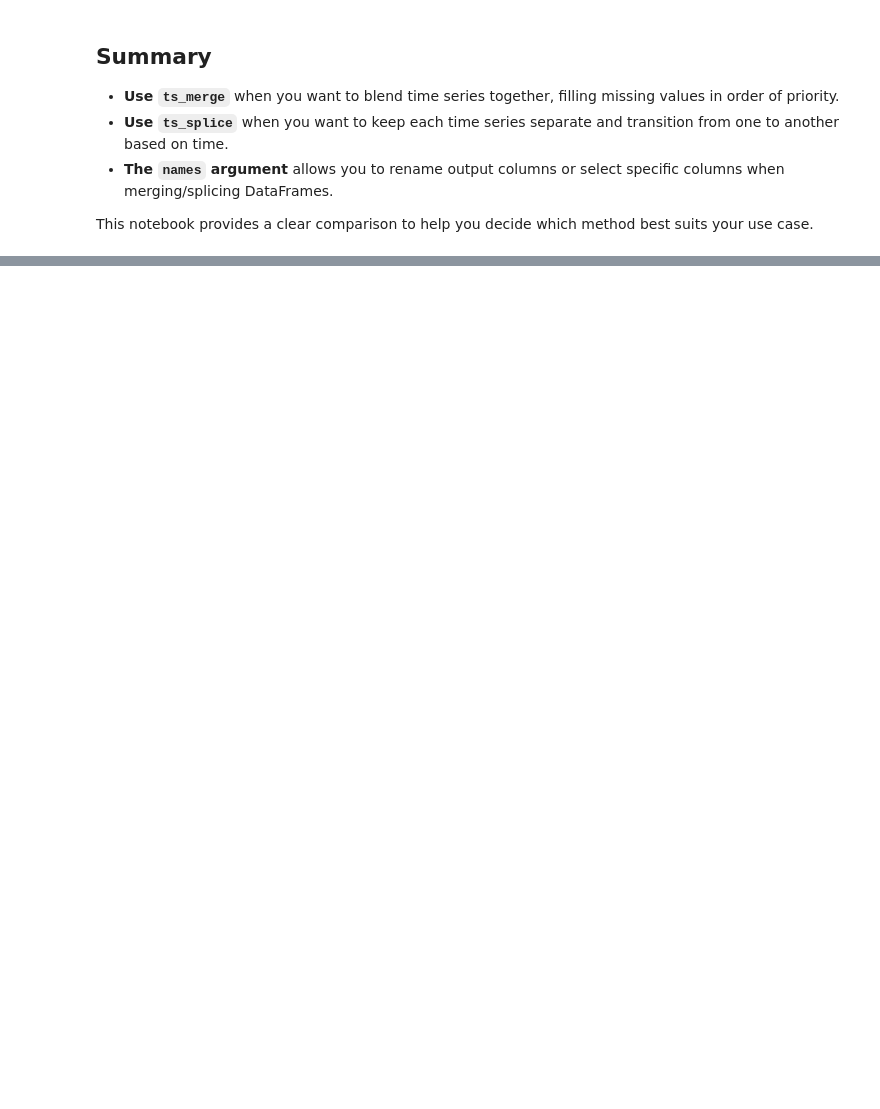
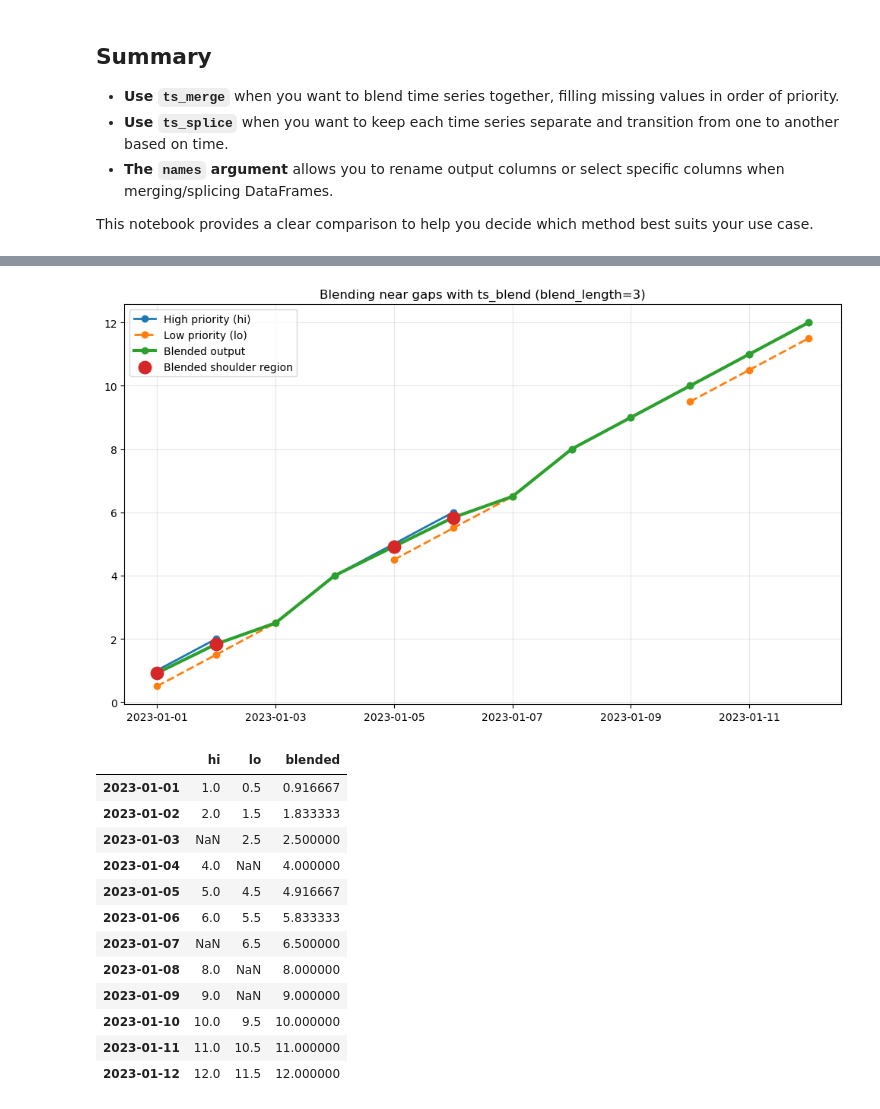
Before and after one commit to CADWRDeltaModeling/vtools3, a Jupyter notebook: docs/doctrees/nbsphinx/notebooks/merge_splice.ipynb, the cells around one changed output, grey strips where cells are left out. Cells and saved outputs as stored; diff of their text form; code cells hidden in the pictures; blank space fills up the shorter version.

```diff
--- a/docs/doctrees/nbsphinx/notebooks/merge_splice.ipynb
+++ b/docs/doctrees/nbsphinx/notebooks/merge_splice.ipynb
@@ -432,0 +529,70 @@ print(ts_merge((s1i, s2i), strict_priority=True))
+# %%
+import numpy as np
+import pandas as pd
+import matplotlib.pyplot as plt
+
+from vtools.functions.blend import ts_blend
+
+# Example 12-point daily series
+idx = pd.date_range("2023-01-01", periods=12, freq="D")
+
+# High-priority with two gaps
+hi = pd.Series(
+    [1, 2, np.nan, 4, 5, 6, np.nan, 8, 9, 10, 11, 12],
+    index=idx,
+    name="hi",
+)
+
+# Low-priority with different gaps
+lo = pd.Series(
+    [0.5, 1.5, 2.5, np.nan, 4.5, 5.5, 6.5, np.nan, np.nan, 9.5, 10.5, 11.5],
+    index=idx,
+    name="lo",
+)
+
+blend_length = 3   # 3-sample blending shoulder
+
+out = ts_blend((hi, lo), blend_length=blend_length,names="blended")
+
+# Identify shoulder points where blending had an effect
+shoulder_mask = (~hi.isna()) & (~lo.isna()) & (out != hi)
+
+fig, ax = plt.subplots(figsize=(10, 6))
+
+ax.plot(hi.index, hi.values, "o-", label="High priority (hi)", linewidth=2)
+ax.plot(lo.index, lo.values, "o--", label="Low priority (lo)", linewidth=2)
+ax.plot(out.index, out.values, "o-", label="Blended output", linewidth=3)
+
+# Highlight blend-affected points
+ax.scatter(
+    out.index[shoulder_mask],
+    out.values[shoulder_mask],
+    s=140,
+    color="tab:red",
+    label="Blended shoulder region",
+    zorder=5,
+)
+
+ax.set_title(f"Blending near gaps with ts_blend (blend_length={blend_length})")
+ax.grid(alpha=0.3)
+ax.legend()
+fig.tight_layout()
+plt.show()
+
+out_df = pd.DataFrame({"hi": hi, "lo": lo, "blended": out})
+out_df
+# %% [output]
+[figure, added]
+|  | hi | lo | blended |
+| 2023-01-01 | 1.0 | 0.5 | 0.916667 |
+| 2023-01-02 | 2.0 | 1.5 | 1.833333 |
+| 2023-01-03 | NaN | 2.5 | 2.500000 |
+| 2023-01-04 | 4.0 | NaN | 4.000000 |
+| 2023-01-05 | 5.0 | 4.5 | 4.916667 |
+| 2023-01-06 | 6.0 | 5.5 | 5.833333 |
+| 2023-01-07 | NaN | 6.5 | 6.500000 |
+| 2023-01-08 | 8.0 | NaN | 8.000000 |
+| 2023-01-09 | 9.0 | NaN | 9.000000 |
+| 2023-01-10 | 10.0 | 9.5 | 10.000000 |
+| 2023-01-11 | 11.0 | 10.5 | 11.000000 |
+| 2023-01-12 | 12.0 | 11.5 | 12.000000 |
```
Also changed, not shown: parts of 11 cells of this notebook, 39 other files.
